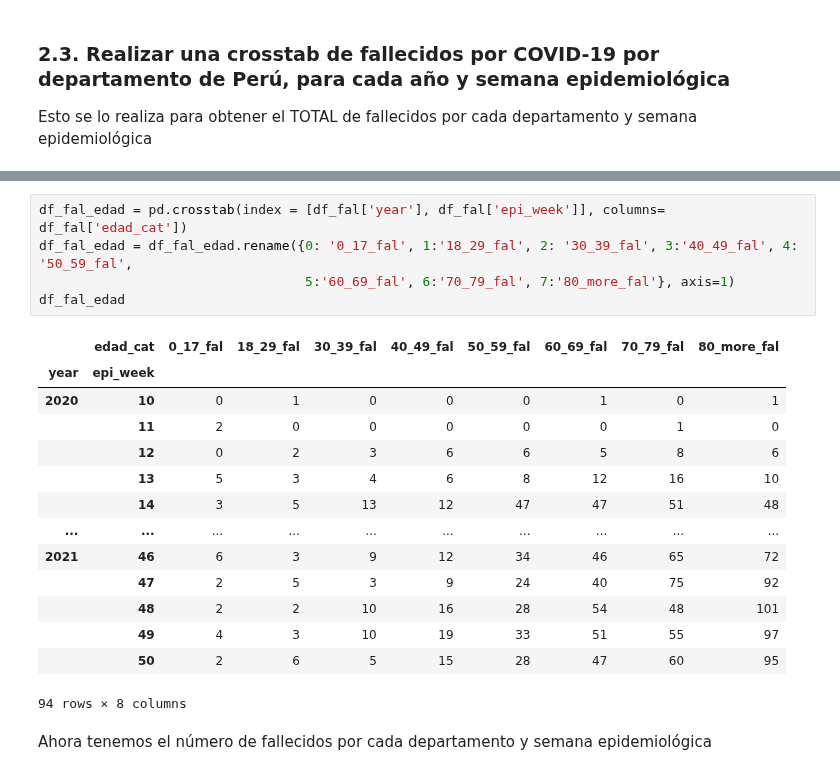
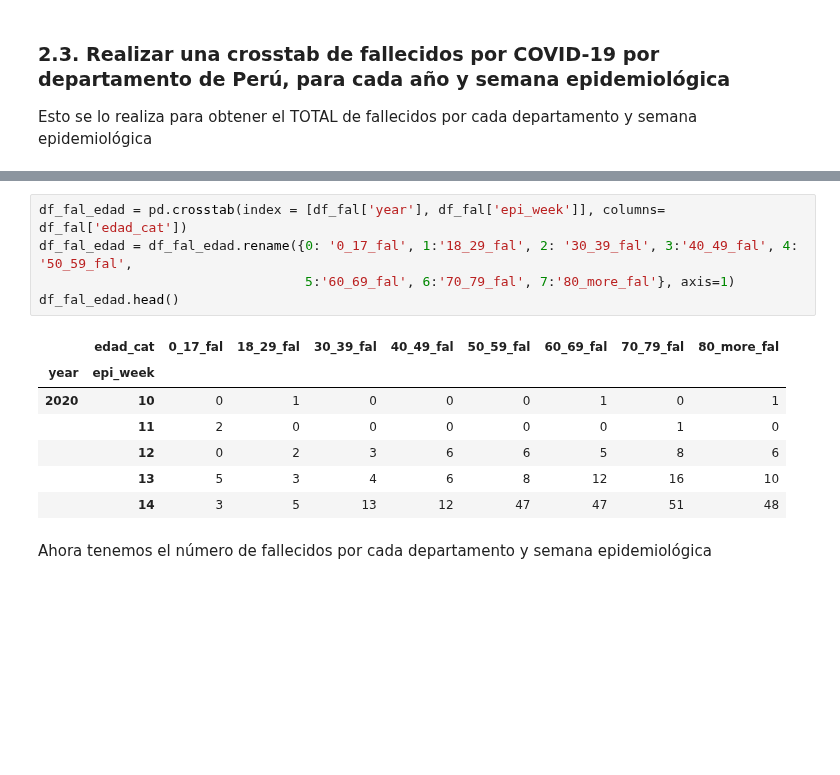
Before and after one commit to xxotto/covid19-Peru, a Jupyter notebook: 1_DataFiltering1.ipynb, the cells around one changed output, grey strips where cells are left out. Drawn from its saved outputs; the diff is of its cells as text; blank space fills up the shorter version.

```diff
--- a/1_DataFiltering1.ipynb
+++ b/1_DataFiltering1.ipynb
@@ -246,23 +226,16 @@ df_fal
 # %%
 df_fal_edad = pd.crosstab(index = [df_fal['year'], df_fal['epi_week']], columns= df_fal['edad_cat'])
 df_fal_edad = df_fal_edad.rename({0: '0_17_fal', 1:'18_29_fal', 2: '30_39_fal', 3:'40_49_fal', 4: '50_59_fal',
                                   5:'60_69_fal', 6:'70_79_fal', 7:'80_more_fal'}, axis=1)
-df_fal_edad
+df_fal_edad.head()
 # %% [output]
 |  | edad_cat | 0_17_fal | 18_29_fal | 30_39_fal | 40_49_fal | 50_59_fal | 60_69_fal | 70_79_fal | 80_more_fal |
 | year | epi_week |  |  |  |  |  |  |  |  |
 | 2020 | 10 | 0 | 1 | 0 | 0 | 0 | 1 | 0 | 1 |
 |  | 11 | 2 | 0 | 0 | 0 | 0 | 0 | 1 | 0 |
 |  | 12 | 0 | 2 | 3 | 6 | 6 | 5 | 8 | 6 |
 |  | 13 | 5 | 3 | 4 | 6 | 8 | 12 | 16 | 10 |
 |  | 14 | 3 | 5 | 13 | 12 | 47 | 47 | 51 | 48 |
-| ... | ... | ... | ... | ... | ... | ... | ... | ... | ... |
-| 2021 | 46 | 6 | 3 | 9 | 12 | 34 | 46 | 65 | 72 |
-|  | 47 | 2 | 5 | 3 | 9 | 24 | 40 | 75 | 92 |
-|  | 48 | 2 | 2 | 10 | 16 | 28 | 54 | 48 | 101 |
-|  | 49 | 4 | 3 | 10 | 19 | 33 | 51 | 55 | 97 |
-|  | 50 | 2 | 6 | 5 | 15 | 28 | 47 | 60 | 95 |
-94 rows × 8 columns
 # %% [markdown]
 Ahora tenemos el número de fallecidos por cada departamento y semana epidemiológica
 # %% [markdown]
```
Also changed, not shown: parts of 6 cells of this notebook, 1 other file.
